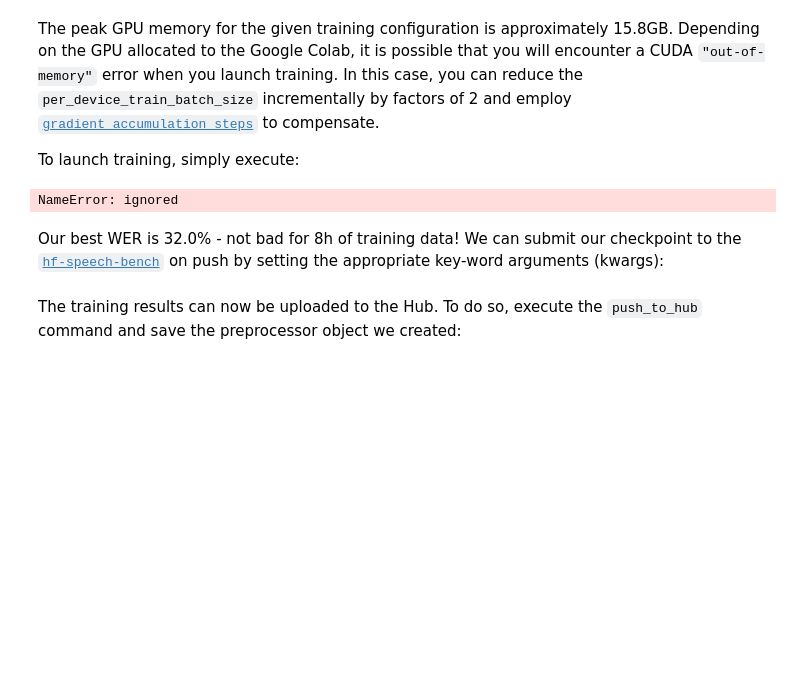
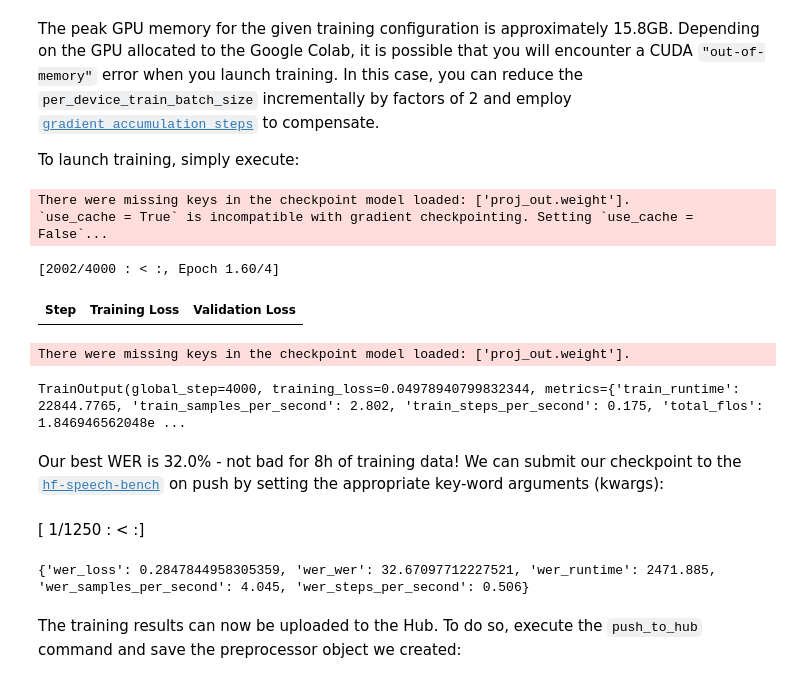
Before and after one commit to carlpersson1/ID2223_lab1, a Jupyter notebook: Lab2/fine_tune_whisper_de.ipynb, the cells around one changed output. Cells and saved outputs as stored; diff of their text form; code cells hidden in the pictures; blank space fills up the shorter version.

```diff
--- a/Lab2/fine_tune_whisper_de.ipynb
+++ b/Lab2/fine_tune_whisper_de.ipynb
@@ -113,15 +134,15 @@ drive.mount('/content/drive')
 common_voice = DatasetDict()
 
 # Get the arrow files storing training and testing data
-r_train = re.compile("data-000[0-1][0-9]-of-00042.arrow")
-arrow_files_train = list(filter(r_train.match, os.listdir("/content/drive/MyDrive/common_voice/train")))
+r_train = re.compile("data-000[0-1][0-9]-of-00044.arrow")
+arrow_files_train = list(filter(r_train.match, os.listdir("common_voice/train")))
 r_test = re.compile("data-0000[0-1]-of-00002.arrow")
-arrow_files_test = list(filter(r_test.match, os.listdir("/content/drive/MyDrive/common_voice/test")))
+arrow_files_test = list(filter(r_test.match, os.listdir("common_voice/test")))
 
 # Concatenate stored arrow files and assign as training and test data
 if not DOWNLOAD:
-  common_voice["train"] = concatenate_datasets([Dataset.from_file(join("/content/drive/MyDrive/common_voice/train", arrow_file)) for arrow_file in arrow_files_train]).select(range(20000))
-  common_voice["test"] = concatenate_datasets([Dataset.from_file(join("/content/drive/MyDrive/common_voice/test", arrow_file)) for arrow_file in arrow_files_test]).select(range(10000))
+  common_voice["train"] = concatenate_datasets([Dataset.from_file(join("common_voice/train", arrow_file)) for arrow_file in arrow_files_train]).select(range(20000))
+  common_voice["test"] = concatenate_datasets([Dataset.from_file(join("common_voice/test", arrow_file)) for arrow_file in arrow_files_test]).select(range(10000))
 
 # If unprocessed dataset should be downloaded from HuggingFace
 if DOWNLOAD:
@@ -375,12 +399,13 @@ is trivial through use of 🤗 Transformers!
 # %%
 from transformers import WhisperForConditionalGeneration
 
-model = WhisperForConditionalGeneration.from_pretrained("openai/whisper-small")
+model = WhisperForConditionalGeneration.from_pretrained("drive/MyDrive/whisper-small-de/checkpoint-4000")
 # %% [markdown]
 Override generation arguments - no tokens are forced as decoder outputs (see [`forced_decoder_ids`](https://huggingface.co/docs/transformers/main_classes/text_generation#transformers.generation_utils.GenerationMixin.generate.forced_decoder_ids)), no tokens are suppressed during generation (see [`suppress_tokens`](https://huggingface.co/docs/transformers/main_classes/text_generation#transformers.generation_utils.GenerationMixin.generate.suppress_tokens)):
 # %%
 model.config.forced_decoder_ids = None
 model.config.suppress_tokens = []
+model.config.dropout = 0.05
 # %% [markdown]
 ### Define the Training Configuration
 # %% [markdown]
@@ -392,7 +417,8 @@ training_args = Seq2SeqTrainingArguments(
     output_dir="./drive/MyDrive/whisper-small-de",  # change to a repo name of your choice
     per_device_train_batch_size=16,
     gradient_accumulation_steps=1,  # increase by 2x for every 2x decrease in batch size
-    learning_rate=1e-5,
+    learning_rate=1.25e-5,
+    weight_decay=1.e-6,
     warmup_steps=500,
     max_steps=4000,
     gradient_checkpointing=True,
@@ -458,8 +484,19 @@ to compensate.
 
 To launch training, simply execute:
 # %%
-trainer.train(resume_from_checkpoint=True)
+trainer.train(resume_from_checkpoint='drive/MyDrive/whisper-small-de')
 # %% [output]
-NameError: ignored
+There were missing keys in the checkpoint model loaded: ['proj_out.weight'].
+`use_cache = True` is incompatible with gradient checkpointing. Setting `use_cache = False`...
+[2002/4000 : < :, Epoch 1.60/4]
+| Step | Training Loss | Validation Loss |
+There were missing keys in the checkpoint model loaded: ['proj_out.weight'].
+TrainOutput(global_step=4000, training_loss=0.04978940799832344, metrics={'train_runtime': 22844.7765, 'train_samples_per_second': 2.802, 'train_steps_per_second': 0.175, 'total_flos': 1.846946562048e ...
 # %% [markdown]
 Our best WER is 32.0% - not bad for 8h of training data! We can submit our checkpoint to the [`hf-speech-bench`](https://huggingface.co/spaces/huggingface/hf-speech-bench) on push by setting the appropriate key-word arguments (kwargs):
+# %%
+test_eval = trainer.evaluate(metric_key_prefix='wer')
+print(test_eval)
+# %% [output]
+[ 1/1250 : < :]
+{'wer_loss': 0.2847844958305359, 'wer_wer': 32.67097712227521, 'wer_runtime': 2471.885, 'wer_samples_per_second': 4.045, 'wer_steps_per_second': 0.506}
```
Also changed, not shown: parts of 12 cells of this notebook.
